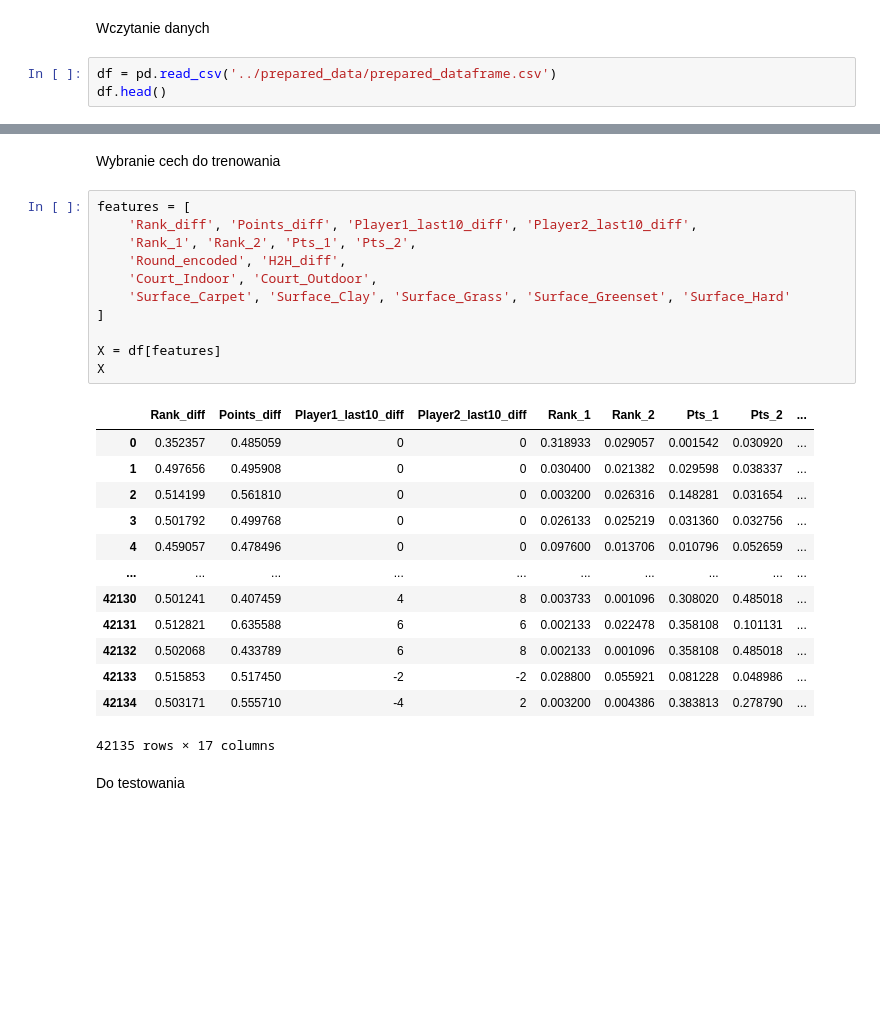
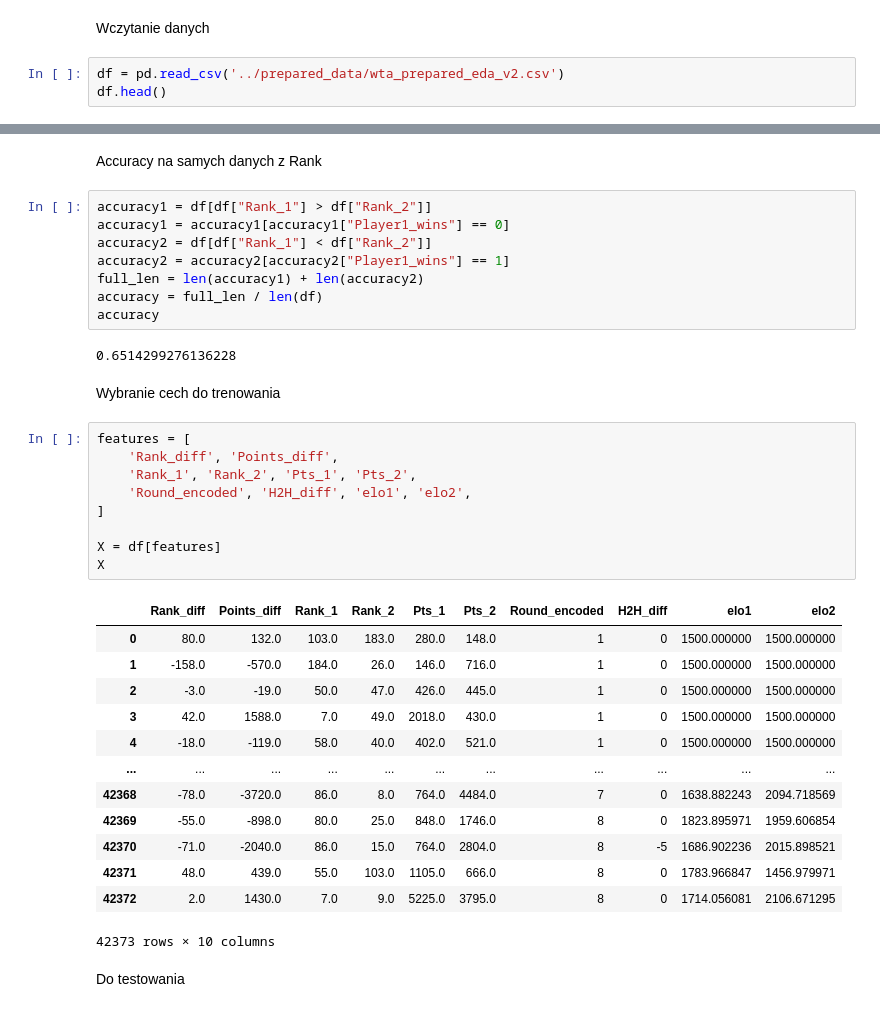
Before and after one commit to DeporS/data-minig-project, a Jupyter notebook: src/neural_network.ipynb, the cells around one changed output, grey strips where cells are left out. Drawn from its saved outputs; the diff is of its cells as text; blank space fills up the shorter version.

```diff
--- a/src/neural_network.ipynb
+++ b/src/neural_network.ipynb
@@ -6,6 +6,6 @@ from sklearn.preprocessing import StandardScaler
 # %% [markdown]
 Wczytanie danych
 # %%
-df = pd.read_csv('../prepared_data/prepared_dataframe.csv')
+df = pd.read_csv('../prepared_data/wta_prepared_eda_v2.csv')
 df.head()
 # %% [output]
@@ -19,30 +19,40 @@ df.head()
+# %% [markdown]
+Accuracy na samych danych z Rank
+# %%
+accuracy1 = df[df["Rank_1"] > df["Rank_2"]]
+accuracy1 = accuracy1[accuracy1["Player1_wins"] == 0]
+accuracy2 = df[df["Rank_1"] < df["Rank_2"]]
+accuracy2 = accuracy2[accuracy2["Player1_wins"] == 1]
+full_len = len(accuracy1) + len(accuracy2)
+accuracy = full_len / len(df)
+accuracy
+# %% [output]
+0.6514299276136228
 # %% [markdown]
 Wybranie cech do trenowania
 # %%
 features = [
-    'Rank_diff', 'Points_diff', 'Player1_last10_diff', 'Player2_last10_diff',
+    'Rank_diff', 'Points_diff',
     'Rank_1', 'Rank_2', 'Pts_1', 'Pts_2',
-    'Round_encoded', 'H2H_diff',
-    'Court_Indoor', 'Court_Outdoor',
-    'Surface_Carpet', 'Surface_Clay', 'Surface_Grass', 'Surface_Greenset', 'Surface_Hard'
+    'Round_encoded', 'H2H_diff', 'elo1', 'elo2',
 ]
 
 X = df[features]
 X
 # %% [output]
-|  | Rank_diff | Points_diff | Player1_last10_diff | Player2_last10_diff | Rank_1 | Rank_2 | Pts_1 | Pts_2 | ... |
-| 0 | 0.352357 | 0.485059 | 0 | 0 | 0.318933 | 0.029057 | 0.001542 | 0.030920 | ... |
-| 1 | 0.497656 | 0.495908 | 0 | 0 | 0.030400 | 0.021382 | 0.029598 | 0.038337 | ... |
-| 2 | 0.514199 | 0.561810 | 0 | 0 | 0.003200 | 0.026316 | 0.148281 | 0.031654 | ... |
-| 3 | 0.501792 | 0.499768 | 0 | 0 | 0.026133 | 0.025219 | 0.031360 | 0.032756 | ... |
-| 4 | 0.459057 | 0.478496 | 0 | 0 | 0.097600 | 0.013706 | 0.010796 | 0.052659 | ... |
-| ... | ... | ... | ... | ... | ... | ... | ... | ... | ... |
-| 42130 | 0.501241 | 0.407459 | 4 | 8 | 0.003733 | 0.001096 | 0.308020 | 0.485018 | ... |
-| 42131 | 0.512821 | 0.635588 | 6 | 6 | 0.002133 | 0.022478 | 0.358108 | 0.101131 | ... |
-| 42132 | 0.502068 | 0.433789 | 6 | 8 | 0.002133 | 0.001096 | 0.358108 | 0.485018 | ... |
-| 42133 | 0.515853 | 0.517450 | -2 | -2 | 0.028800 | 0.055921 | 0.081228 | 0.048986 | ... |
-| 42134 | 0.503171 | 0.555710 | -4 | 2 | 0.003200 | 0.004386 | 0.383813 | 0.278790 | ... |
+|  | Rank_diff | Points_diff | Rank_1 | Rank_2 | Pts_1 | Pts_2 | Round_encoded | H2H_diff | elo1 | elo2 |
+| 0 | 80.0 | 132.0 | 103.0 | 183.0 | 280.0 | 148.0 | 1 | 0 | 1500.000000 | 1500.000000 |
+| 1 | -158.0 | -570.0 | 184.0 | 26.0 | 146.0 | 716.0 | 1 | 0 | 1500.000000 | 1500.000000 |
+| 2 | -3.0 | -19.0 | 50.0 | 47.0 | 426.0 | 445.0 | 1 | 0 | 1500.000000 | 1500.000000 |
+| 3 | 42.0 | 1588.0 | 7.0 | 49.0 | 2018.0 | 430.0 | 1 | 0 | 1500.000000 | 1500.000000 |
+| 4 | -18.0 | -119.0 | 58.0 | 40.0 | 402.0 | 521.0 | 1 | 0 | 1500.000000 | 1500.000000 |
+| ... | ... | ... | ... | ... | ... | ... | ... | ... | ... | ... |
+| 42368 | -78.0 | -3720.0 | 86.0 | 8.0 | 764.0 | 4484.0 | 7 | 0 | 1638.882243 | 2094.718569 |
+| 42369 | -55.0 | -898.0 | 80.0 | 25.0 | 848.0 | 1746.0 | 8 | 0 | 1823.895971 | 1959.606854 |
+| 42370 | -71.0 | -2040.0 | 86.0 | 15.0 | 764.0 | 2804.0 | 8 | -5 | 1686.902236 | 2015.898521 |
+| 42371 | 48.0 | 439.0 | 55.0 | 103.0 | 1105.0 | 666.0 | 8 | 0 | 1783.966847 | 1456.979971 |
+| 42372 | 2.0 | 1430.0 | 7.0 | 9.0 | 5225.0 | 3795.0 | 8 | 0 | 1714.056081 | 2106.671295 |
-42135 rows × 17 columns
+42373 rows × 10 columns
 # %% [markdown]
 Do testowania
 # %%
```
Also changed, not shown: parts of 6 cells of this notebook, 2 other files.
